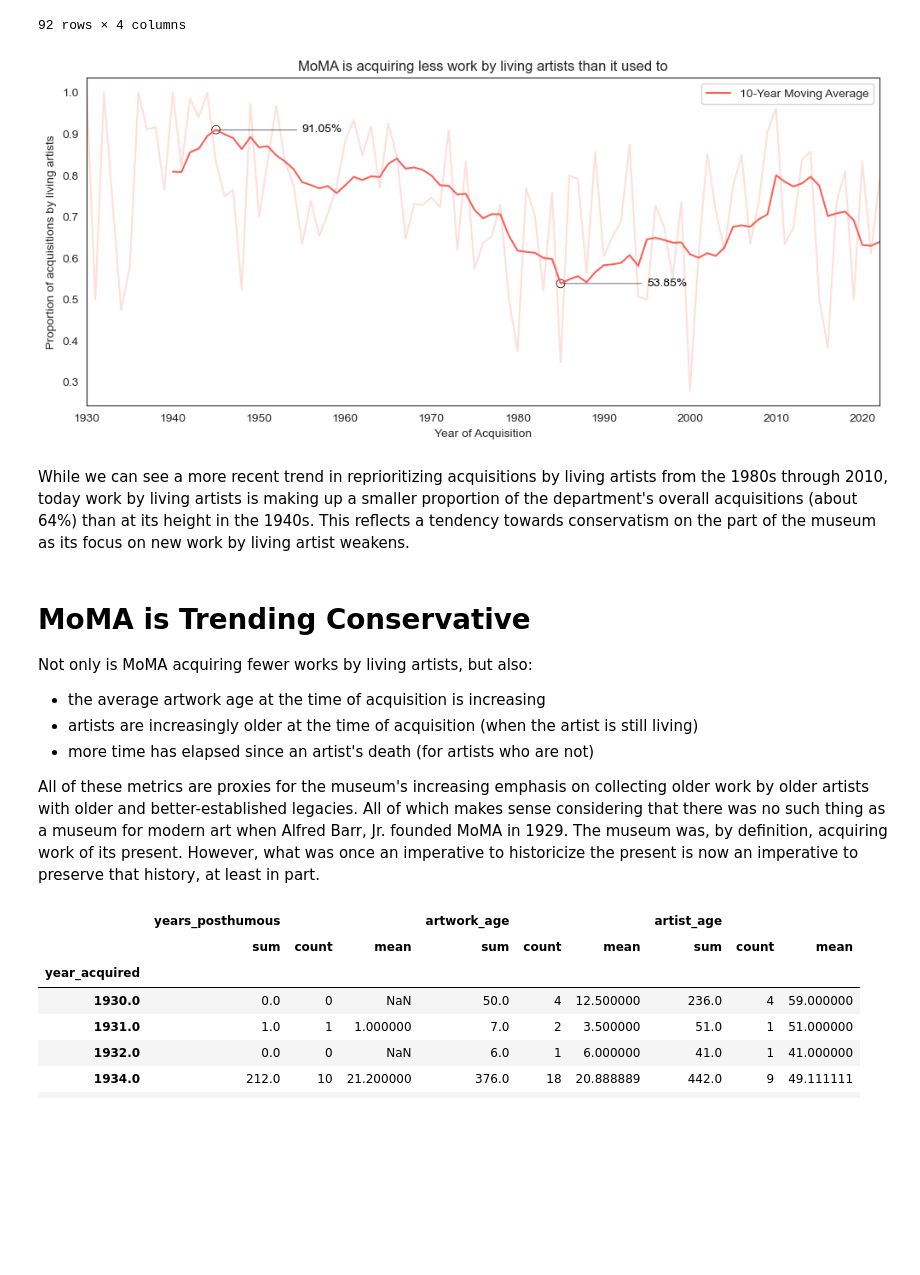
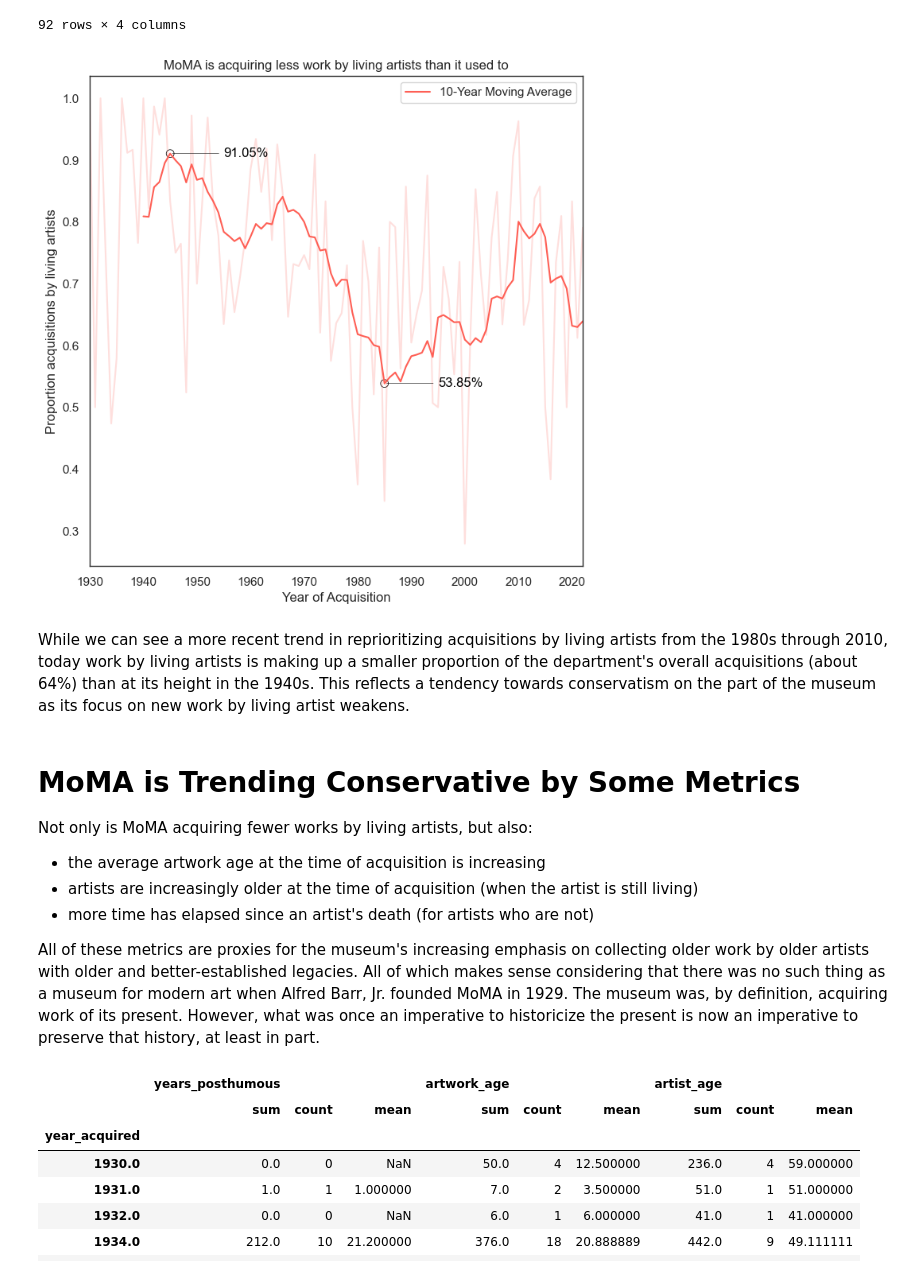
Before and after one commit to zrottman/data-exploration, a Jupyter notebook: artmuseums/01_moma-trending-conservative-or-progressive.ipynb, the cells around one changed output. Drawn from its saved outputs; the diff is of its cells as text; code cells hidden in the pictures; blank space fills up the shorter version.

```diff
--- a/artmuseums/01_moma-trending-conservative-or-progressive.ipynb
+++ b/artmuseums/01_moma-trending-conservative-or-progressive.ipynb
@@ -72,3 +73,11 @@ sns.color_palette(colorslist)
+# %%
+# Set Theme
+sns.set_theme(
+    context='notebook',
+    style='white',
+    palette=palette1,
+    rc={'axes.linewidth':1}
+)
 # %%
 # Count artist genders for each work
 import re
@@ -165,14 +174,14 @@ living_vs_total['10-Year MA'].reset_index()
 | 91 | 2022.0 | 333.0 | 521.0 | 0.639155 |
 92 rows × 4 columns
 # %%
-fig, ax = plt.subplots(figsize=(12, 5))
+fig, ax = plt.subplots(figsize=(8, 8))
 
 # Plot yearly ratio
 sns.lineplot(
     data=living_vs_total['Annual'].reset_index(),
     y='mean',
     x='year_acquired',
-    color=colors['red'],
+    color=palette1_dict['red'],
     legend=None,
     alpha=.2,
     ax=ax
@@ -185,7 +194,7 @@ sns.lineplot(
     y='mean',
     x='year_acquired',
     hue=['10-Year Moving Average'] * len(living_vs_total),
-    color=colors['red'],
+    color=palette1_dict['red'],
     legend=True,
     alpha=1,
     ax=ax
@@ -203,44 +212,44 @@ sns.scatterplot(
     y='mean',
     x='year',
     s=50,
     marker='o',
     edgecolor='black',
     facecolor='none',
     ax=ax
 )
 
 
 # Title and axis labels
-plt.title('MoMA is acquiring less work by living artists than it used to')
-plt.xlabel('Year of Acquisition')
-plt.ylabel('Proportion of acquisitions by living artists')
-plt.xticks(range(1920, 2025, 10))
-plt.xlim(1930, 2022)
-
+ax.set_title('MoMA is acquiring less work by living artists than it used to')
+ax.set_xlabel('Year of Acquisition')
+ax.set_ylabel('Proportion acquisitions by living artists')
+ax.tick_params(axis='both')
+ax.set_xticks(range(1920, 2025, 10))
+ax.set_xlim(1930, 2022)
 
 # Annotations
 high_year, high_val = extremes.iloc[0]
 low_year, low_val = extremes.iloc[1]
 
 ax.annotate(
     '{:.2f}%'.format(high_val * 100), xy=(high_year, high_val),
     xycoords='data', xytext=(high_year + 10, high_val),
     textcoords='data', arrowprops=dict(arrowstyle='-', color='black', lw=.4),
     horizontalalignment='left', verticalalignment='center', color='black'
 )
 
 ax.annotate(
     '{:.2f}%'.format(low_val * 100), xy=(low_year, low_val),
     xycoords='data', xytext=(low_year + 10, low_val),
     textcoords='data', arrowprops=dict(arrowstyle='-', color='black', lw=.4),
     horizontalalignment='left', verticalalignment='center', color='black'
 );
 # %% [output]
-[figure, old version]
+[figure, new version]
 # %% [markdown]
 While we can see a more recent trend in reprioritizing acquisitions by living artists from the 1980s through 2010, today work by living artists is making up a smaller proportion of the department's overall acquisitions (about 64%) than at its height in the 1940s. This reflects a tendency towards conservatism on the part of the museum as its focus on new work by living artist weakens.
 # %% [markdown]
-# MoMA is Trending Conservative
+# MoMA is Trending Conservative by Some Metrics
 Not only is MoMA acquiring fewer works by living artists, but also:
 - the average artwork age at the time of acquisition is increasing
 - artists are increasingly older at the time of acquisition (when the artist is still living)
```
Also changed, not shown: parts of 10 cells of this notebook.
